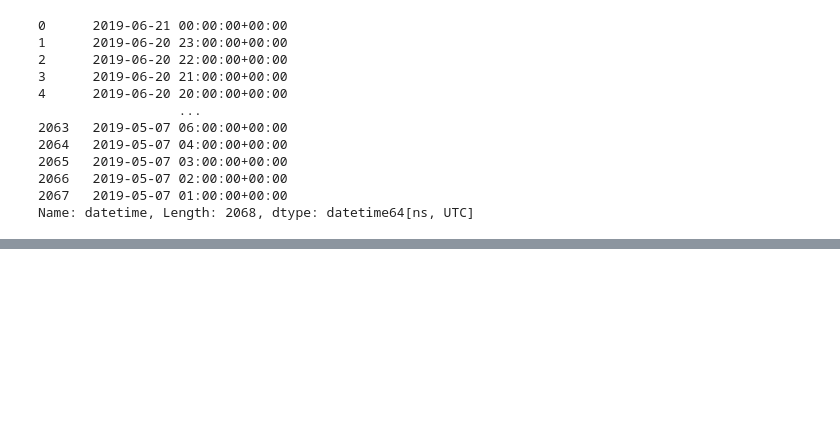
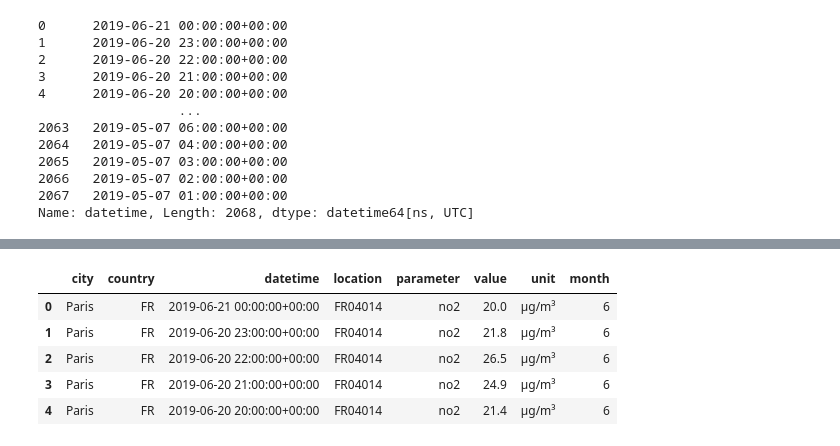
Before and after one commit to arifarman02/Learning_data_science, a Jupyter notebook: Pandas.ipynb, the cells around one changed output, grey strips where cells are left out. Drawn from its saved outputs; the diff is of its cells as text; code cells hidden in the pictures; blank space fills up the shorter version.

```diff
--- a/Pandas.ipynb
+++ b/Pandas.ipynb
@@ -716,0 +723,11 @@ Name: datetime, Length: 2068, dtype: datetime64[ns, UTC]
+# %%
+#Add a new column to the DataFrame containing only the month of the measurement
+air_quality["month"] = air_quality["datetime"].dt.month
+air_quality.head()
+# %% [output]
+|  | city | country | datetime | location | parameter | value | unit | month |
+| 0 | Paris | FR | 2019-06-21 00:00:00+00:00 | FR04014 | no2 | 20.0 | µg/m³ | 6 |
+| 1 | Paris | FR | 2019-06-20 23:00:00+00:00 | FR04014 | no2 | 21.8 | µg/m³ | 6 |
+| 2 | Paris | FR | 2019-06-20 22:00:00+00:00 | FR04014 | no2 | 26.5 | µg/m³ | 6 |
+| 3 | Paris | FR | 2019-06-20 21:00:00+00:00 | FR04014 | no2 | 24.9 | µg/m³ | 6 |
+| 4 | Paris | FR | 2019-06-20 20:00:00+00:00 | FR04014 | no2 | 21.4 | µg/m³ | 6 |
```
Also changed, not shown: parts of 26 cells of this notebook.
